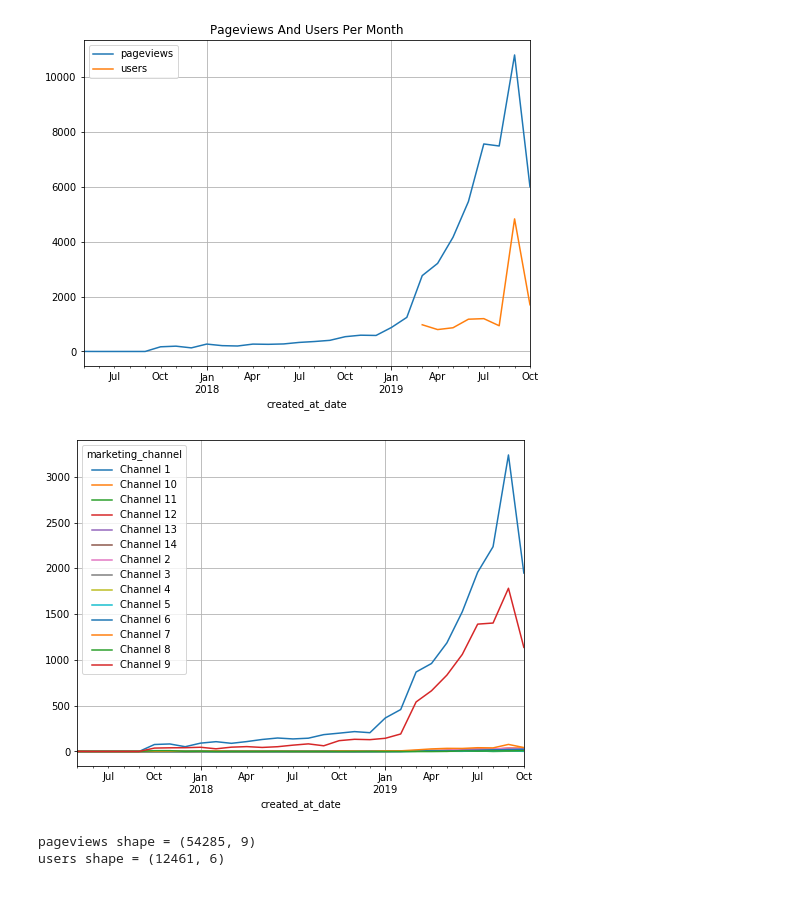
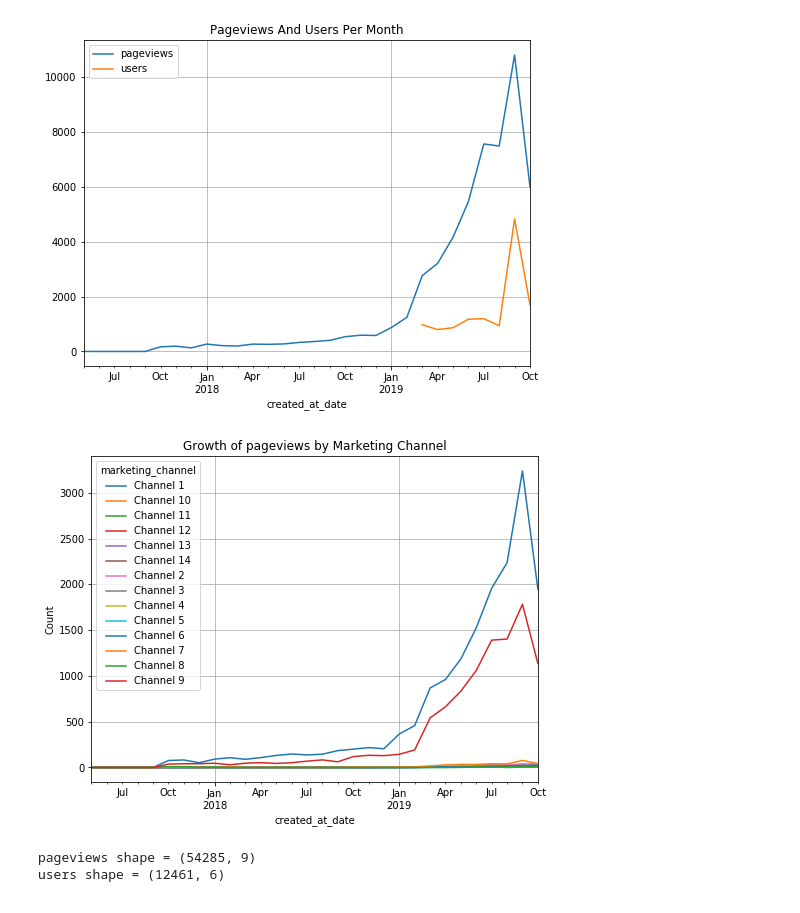
Before and after one commit to bethanymbaker/arch, a Jupyter notebook: notebooks/Crunchbase Challenge.ipynb, the cells around one changed output. Cells and saved outputs as stored; diff of their text form; code cells hidden in the pictures.

```diff
--- a/notebooks/Crunchbase Challenge.ipynb
+++ b/notebooks/Crunchbase Challenge.ipynb
@@ -42,13 +42,15 @@ plt.legend();
 # %% [output]
 [figure]
 # %%
-# Examine marketing channel of pageviews
+# Examine marketing channel of pageviews to determine sources of growth
 pageviews[['created_at_date', 'user_id', 'marketing_channel']] \
     .drop_duplicates() \
     .groupby(['created_at_date', 'marketing_channel']).size() \
     .unstack('marketing_channel').resample('M').sum().plot(grid=True, figsize=(8,6));
+plt.title('Growth of pageviews by Marketing Channel');
+plt.ylabel('Count');
 # %% [output]
-[figure, old version]
+[figure, new version]
 # %%
 # Check for missing data
 print(f'pageviews shape = {pageviews.shape}')
```
Also changed, not shown: parts of 8 cells of this notebook.
